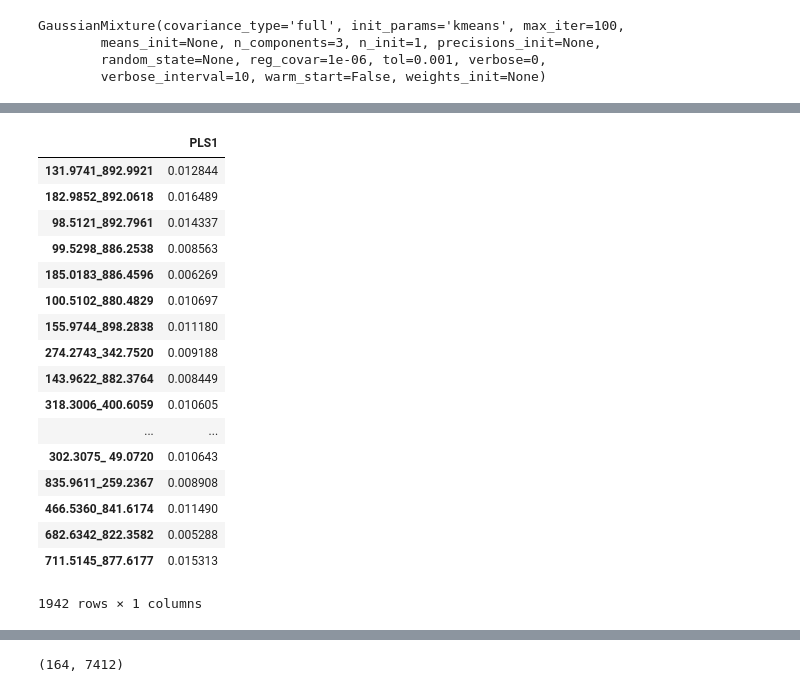
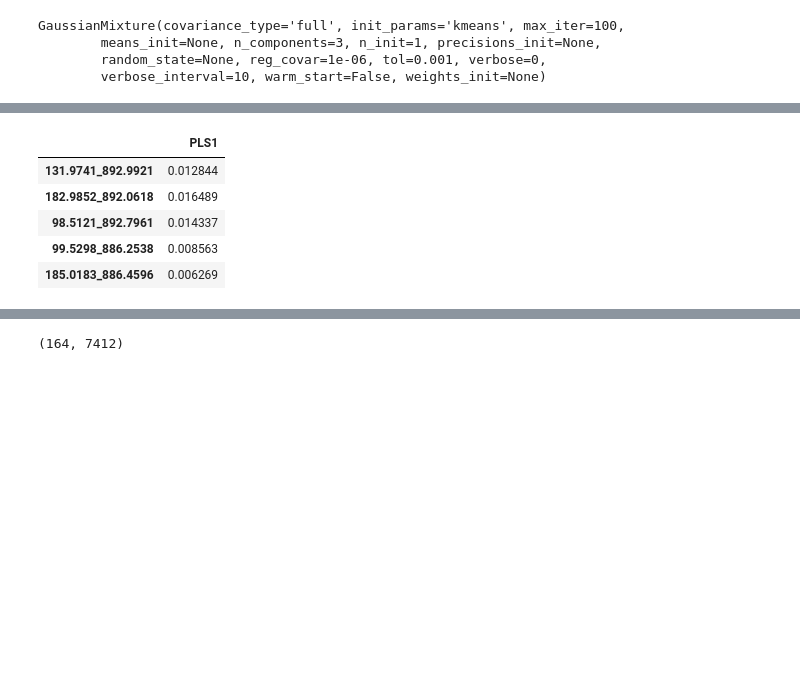
Before and after one commit to mortonjt/pls-balances, a Jupyter notebook: pls_balances/ipynb/mice.ipynb, the cells around one changed output, grey strips where cells are left out. Cells and saved outputs as stored; diff of their text form; code cells hidden in the pictures; blank space fills up the shorter version.

```diff
--- a/pls_balances/ipynb/mice.ipynb
+++ b/pls_balances/ipynb/mice.ipynb
@@ -117,22 +117,10 @@ Types of plants  -- F-statistic: 102.172443      p-value:        6.259128E-19
 # %%
-num
+num.head()
 # %% [output]
 |  | PLS1 |
 | 131.9741_892.9921 | 0.012844 |
 | 182.9852_892.0618 | 0.016489 |
 | 98.5121_892.7961 | 0.014337 |
 | 99.5298_886.2538 | 0.008563 |
 | 185.0183_886.4596 | 0.006269 |
-| 100.5102_880.4829 | 0.010697 |
-| 155.9744_898.2838 | 0.011180 |
-| 274.2743_342.7520 | 0.009188 |
-| 143.9622_882.3764 | 0.008449 |
-| 318.3006_400.6059 | 0.010605 |
-| ... | ... |
-| 302.3075_ 49.0720 | 0.010643 |
-| 835.9611_259.2367 | 0.008908 |
-| 466.5360_841.6174 | 0.011490 |
-| 682.6342_822.3582 | 0.005288 |
-| 711.5145_877.6177 | 0.015313 |
-1942 rows × 1 columns
 # %%
```
Also changed, not shown: parts of 6 cells of this notebook, 1 other file.
